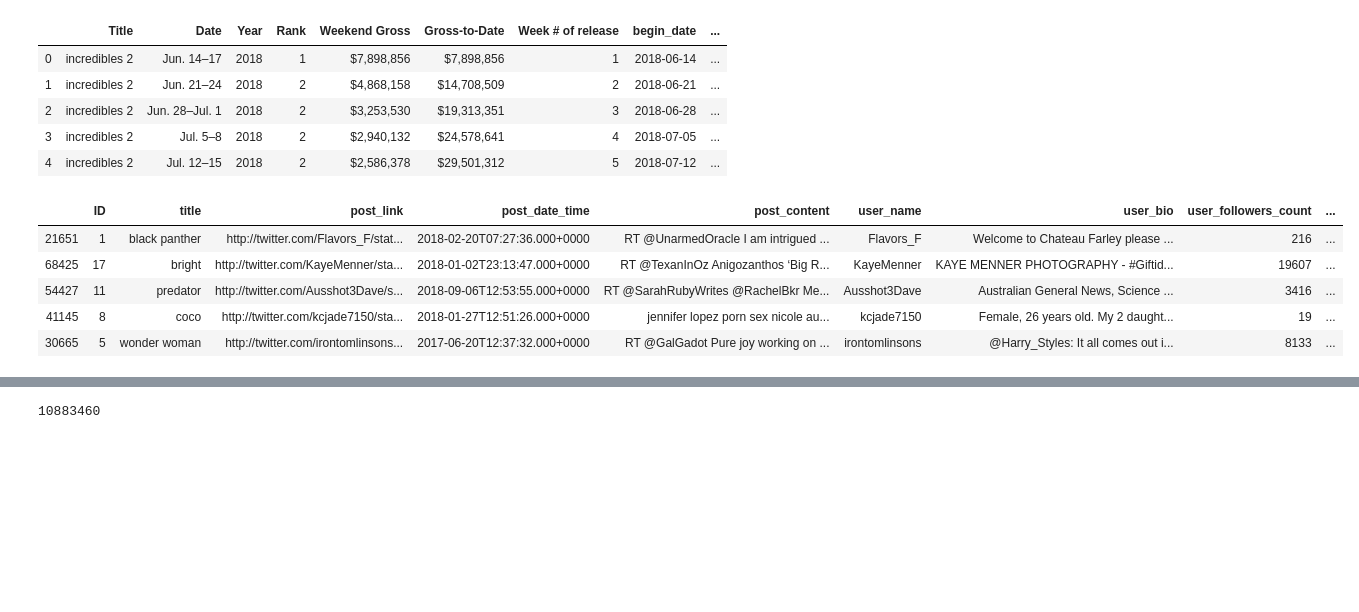
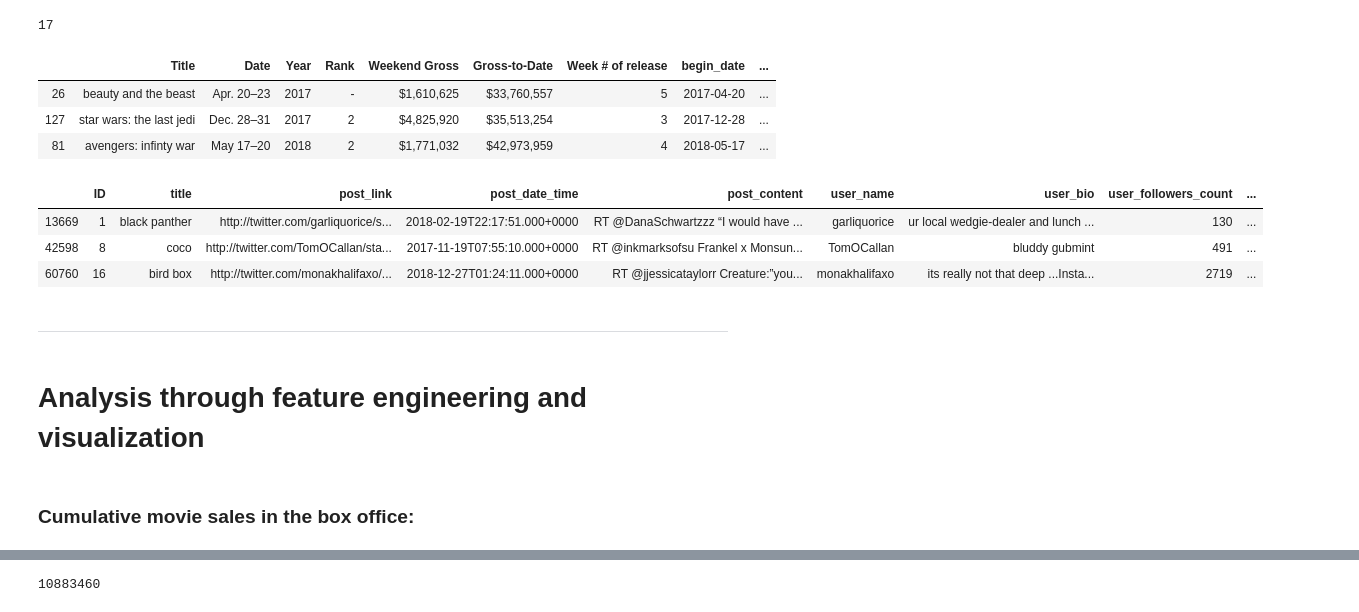
Before and after one commit to tharangni/syn-the-sis-io, a Jupyter notebook: job.ipynb, the cells around one changed output, grey strips where cells are left out. Saved outputs shown, nothing was run; the diff lists cells and outputs as text; code cells hidden in the pictures; blank space fills up the shorter version.

```diff
--- a/job.ipynb
+++ b/job.ipynb
@@ -18,8 +23,8 @@ df_sbuzz['title'] = df_sbuzz['title'].str.lower()
 
 df_title['Title'] = df_title['Title'].str.lower()
 
-df_sbuzz['post_date'] = pd.to_datetime([datetime.strptime(x[0], '%Y-%m-%d').date() for x in list(df_sbuzz['post_date_time'].str.split('T'))])
-df_sbuzz['post_time'] = [datetime.strptime(x[1].split('.')[0], '%H:%M:%S').time() for x in list(df_sbuzz['post_date_time'].str.split('T'))]
+df_sbuzz['post_date'] = pd.to_datetime([datetime.datetime.strptime(x[0], '%Y-%m-%d').date() for x in list(df_sbuzz['post_date_time'].str.split('T'))])
+df_sbuzz['post_time'] = [datetime.datetime.strptime(x[1].split('.')[0], '%H:%M:%S').time() for x in list(df_sbuzz['post_date_time'].str.split('T'))]
 # %%
 movie_dict = {}
 c = 0
@@ -50,11 +57,11 @@ for i in df_title.index:
             day = m1.join(re.findall("[0-9]", d1))
 
             s = '{} {} {}'.format(month, day, df_title.at[i, 'Year'])
-            dt_list.append(datetime.strptime(s, '%b %d %Y').date())
+            dt_list.append(datetime.datetime.strptime(s, '%b %d %Y').date())
 
         else:
             s = '{} {} {}'.format(month, d1, df_title.at[i, 'Year'])
-            dt_list.append(datetime.strptime(s, '%b %d %Y').date())
+            dt_list.append(datetime.datetime.strptime(s, '%b %d %Y').date())
 
     df_title.at[i, 'begin_date'] = dt_list[0]
     df_title.at[i, 'end_date'] = dt_list[1]
@@ -81,15 +88,8 @@ for i in df_sbuzz.index:
     df_sbuzz.at[i, 'nth_week_number'] = df_sbuzz.at[i, 'post_date'].isocalendar()[1]
     df_sbuzz.at[i, 'is_influencer'] = df_sbuzz.at[i, 'user_followers_count'] > 10000
 # %%
-#titles = list(df_title['Title'].unique())
-#titles_buzz =  list(df_sbuzz['title'].unique())
-#set(titles).intersection(titles_buzz)
+titles = list(df_title['movie_id_t'].unique())
+titles_buzz =  list(df_sbuzz['movie_id_s'].unique())
+len(set(titles).intersection(titles_buzz))
+# %% [output]
+17
-# %%
-df_title.head(5)
-# %% [output]
-|  | Title | Date | Year | Rank | Weekend Gross | Gross-to-Date | Week # of release | begin_date | ... |
-| 0 | incredibles 2 | Jun. 14–17 | 2018 | 1 | $7,898,856 | $7,898,856 | 1 | 2018-06-14 | ... |
-| 1 | incredibles 2 | Jun. 21–24 | 2018 | 2 | $4,868,158 | $14,708,509 | 2 | 2018-06-21 | ... |
-| 2 | incredibles 2 | Jun. 28–Jul. 1 | 2018 | 2 | $3,253,530 | $19,313,351 | 3 | 2018-06-28 | ... |
-| 3 | incredibles 2 | Jul. 5–8 | 2018 | 2 | $2,940,132 | $24,578,641 | 4 | 2018-07-05 | ... |
-| 4 | incredibles 2 | Jul. 12–15 | 2018 | 2 | $2,586,378 | $29,501,312 | 5 | 2018-07-12 | ... |
@@ -103,9 +96,18 @@ df_title.head(5)
+# %%
+df_title.sample(3)
+# %% [output]
+|  | Title | Date | Year | Rank | Weekend Gross | Gross-to-Date | Week # of release | begin_date | ... |
+| 26 | beauty and the beast | Apr. 20–23 | 2017 | - | $1,610,625 | $33,760,557 | 5 | 2017-04-20 | ... |
+| 127 | star wars: the last jedi | Dec. 28–31 | 2017 | 2 | $4,825,920 | $35,513,254 | 3 | 2017-12-28 | ... |
+| 81 | avengers: infinty war | May 17–20 | 2018 | 2 | $1,771,032 | $42,973,959 | 4 | 2018-05-17 | ... |
 # %%
-df_sbuzz.sample(5)
+df_sbuzz.sample(3)
 # %% [output]
 |  | ID | title | post_link | post_date_time | post_content | user_name | user_bio | user_followers_count | ... |
-| 21651 | 1 | black panther | http://twitter.com/Flavors_F/stat... | 2018-02-20T07:27:36.000+0000 | RT @UnarmedOracle I am intrigued ... | Flavors_F | Welcome to Chateau Farley please ... | 216 | ... |
-| 68425 | 17 | bright | http://twitter.com/KayeMenner/sta... | 2018-01-02T23:13:47.000+0000 | RT @TexanInOz Anigozanthos ‘Big R... | KayeMenner | KAYE MENNER PHOTOGRAPHY - #Giftid... | 19607 | ... |
-| 54427 | 11 | predator | http://twitter.com/Ausshot3Dave/s... | 2018-09-06T12:53:55.000+0000 | RT @SarahRubyWrites @RachelBkr Me... | Ausshot3Dave | Australian General News, Science ... | 3416 | ... |
-| 41145 | 8 | coco | http://twitter.com/kcjade7150/sta... | 2018-01-27T12:51:26.000+0000 | jennifer lopez porn sex nicole au... | kcjade7150 | Female, 26 years old. My 2 daught... | 19 | ... |
-| 30665 | 5 | wonder woman | http://twitter.com/irontomlinsons... | 2017-06-20T12:37:32.000+0000 | RT @GalGadot Pure joy working on ... | irontomlinsons | @Harry_Styles: It all comes out i... | 8133 | ... |
+| 13669 | 1 | black panther | http://twitter.com/garliquorice/s... | 2018-02-19T22:17:51.000+0000 | RT @DanaSchwartzzz “I would have ... | garliquorice | ur local wedgie-dealer and lunch ... | 130 | ... |
+| 42598 | 8 | coco | http://twitter.com/TomOCallan/sta... | 2017-11-19T07:55:10.000+0000 | RT @inkmarksofsu Frankel x Monsun... | TomOCallan | bluddy gubmint | 491 | ... |
+| 60760 | 16 | bird box | http://twitter.com/monakhalifaxo/... | 2018-12-27T01:24:11.000+0000 | RT @jjessicataylorr Creature:”you... | monakhalifaxo | its really not that deep ...Insta... | 2719 | ... |
+# %% [markdown]
+-----------
+# %% [markdown]
+# Analysis through feature engineering and visualization
@@ -111,0 +117,2 @@ df_sbuzz.sample(5)
+# %% [markdown]
+### Cumulative movie sales in the box office:
```
Also changed, not shown: parts of 36 cells of this notebook.
